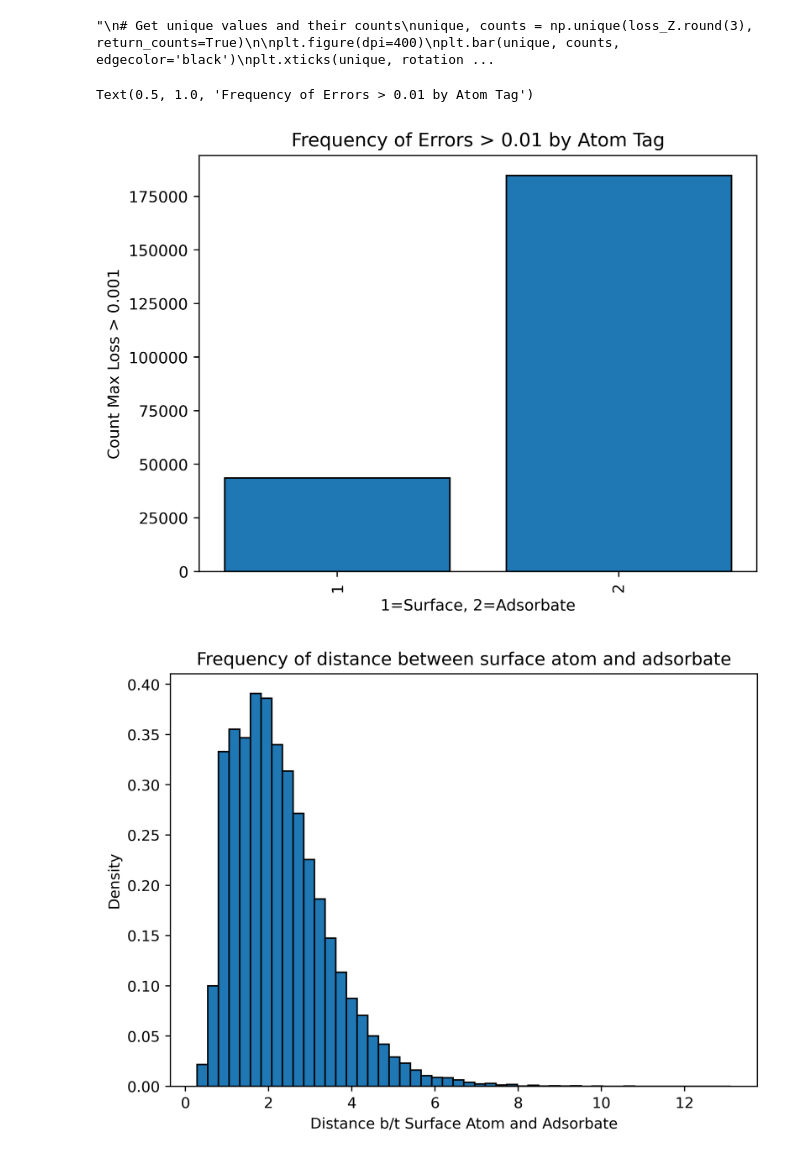
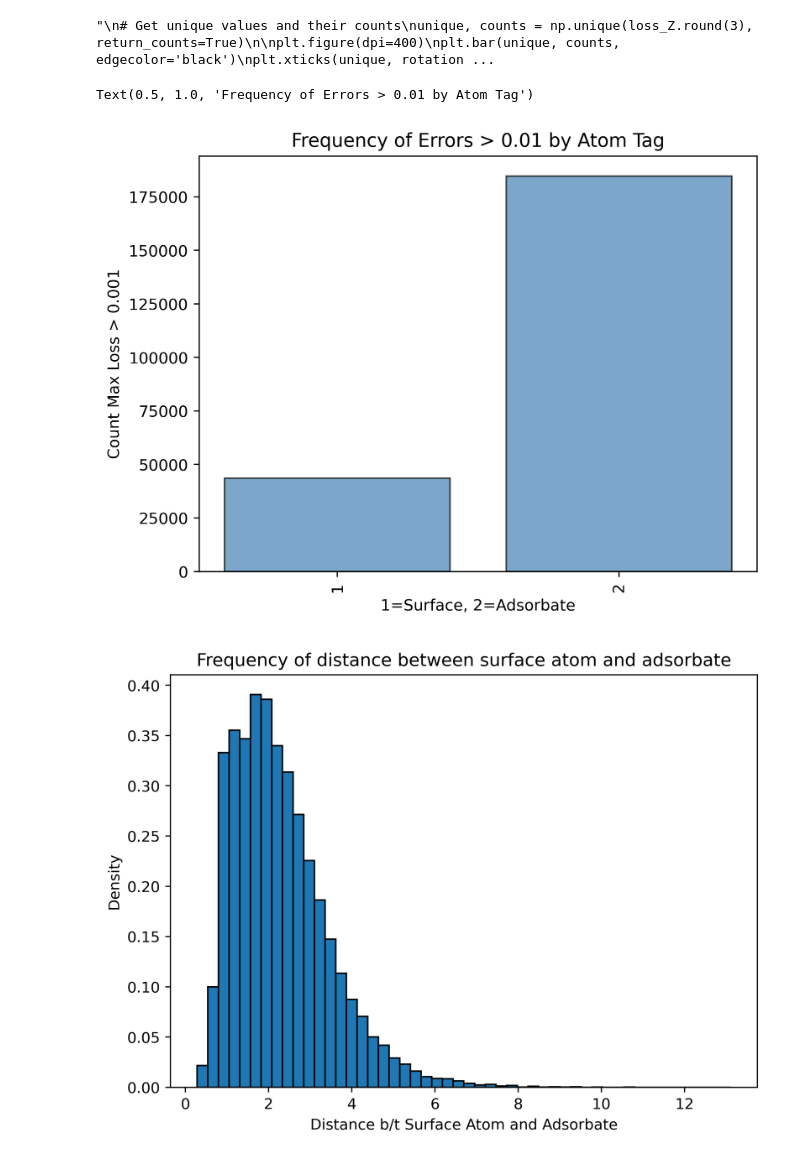
Before and after one commit to DeanMSweeney/gace, a Jupyter notebook: analysis/equiformerv2/loss_v_atom.ipynb, the cells around one changed output. Drawn from its saved outputs; the diff is of its cells as text; code cells hidden in the pictures.

```diff
--- a/analysis/equiformerv2/loss_v_atom.ipynb
+++ b/analysis/equiformerv2/loss_v_atom.ipynb
@@ -22,19 +22,19 @@ plt.show()
 # %%
 # distribution of tags (1 -> surface atom, 2 -> adsorbate atom)
 loss_tag = np.load("loss-tag.npy")
 
 # Get unique values and their counts
 unique, counts = np.unique(loss_tag, return_counts=True)
 
 plt.figure(dpi=400)
-plt.bar(unique, counts, edgecolor='black')
+plt.bar(unique, counts, edgecolor='black', color='steelblue', alpha=0.7)
 plt.xticks(unique, rotation=90)   # force each unique value to appear
 plt.xlabel("1=Surface, 2=Adsorbate")
 plt.ylabel("Count Max Loss > 0.001")
 plt.title('Frequency of Errors > 0.01 by Atom Tag')
 # %% [output]
 Text(0.5, 1.0, 'Frequency of Errors > 0.01 by Atom Tag')
-[figure, old version]
+[figure, new version]
 # %%
 # distribution of atomic distance between surface atom and adsorbate
 loss_displacement = np.load("loss-displacement_from_ads.npy")
```
Also changed, not shown: 4 other files.
